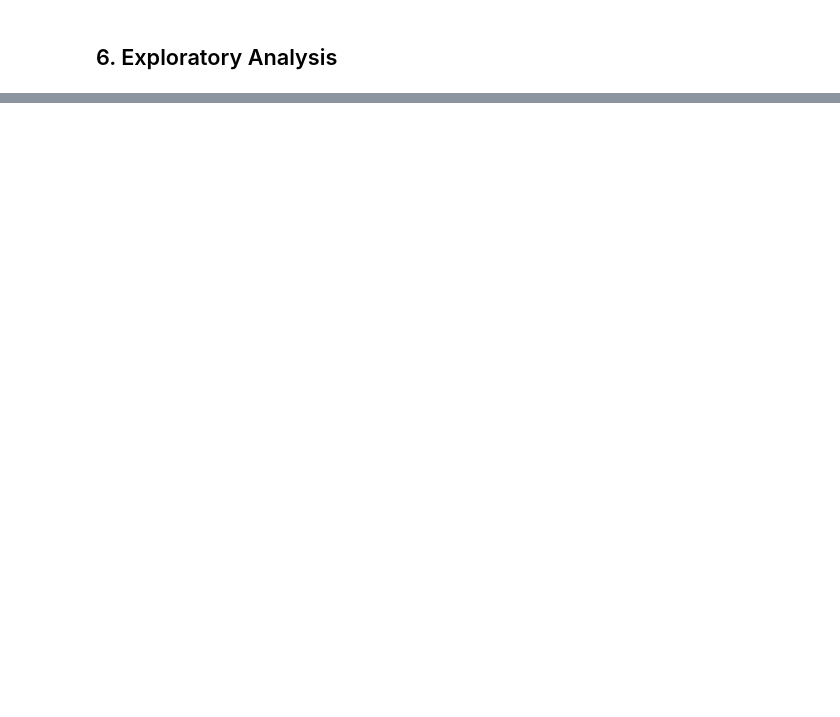
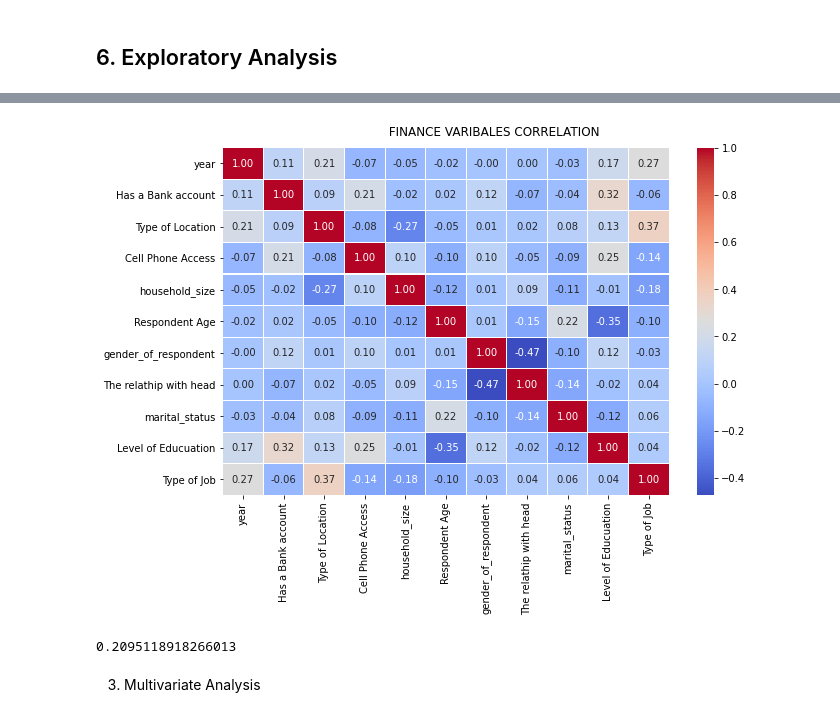
Before and after one commit to Collokd/Collokd, a Jupyter notebook: Moringa_Data_Science_Core_W2_Independent_Project_2020_05_Collins_Kemboi_Python_Notebook.ipynb, the cells around one changed output, grey strips where cells are left out. Cells and saved outputs as stored; diff of their text form; code cells hidden in the pictures; blank space fills up the shorter version.

```diff
--- a/Moringa_Data_Science_Core_W2_Independent_Project_2020_05_Collins_Kemboi_Python_Notebook.ipynb
+++ b/Moringa_Data_Science_Core_W2_Independent_Project_2020_05_Collins_Kemboi_Python_Notebook.ipynb
@@ -391,0 +646,19 @@ sns.heatmap(corr,\
+# %%
+#Convert Categorical Data To Numerical
+df = df
+
+from sklearn.preprocessing import LabelEncoder
+Encoder = LabelEncoder()
+
+df['Has a Bank account']= Encoder.fit_transform(df['Has a Bank account'])
+df['Cell Phone Access']= Encoder.fit_transform(df['Cell Phone Access'])
+df['household_size']= Encoder.fit_transform(df['household_size'])
+df['Respondent Age']= Encoder.fit_transform(df['Respondent Age'])
+df['gender_of_respondent']= Encoder.fit_transform(df['gender_of_respondent'])
+df['The relathip with head']= Encoder.fit_transform(df['The relathip with head'])
+df['marital_status']= Encoder.fit_transform(df['marital_status'])
+df['Level of Educuation']= Encoder.fit_transform(df['Level of Educuation'])
+df['Type of Location']= Encoder.fit_transform(df['Type of Location'])
+df['Type of Job']= Encoder.fit_transform(df['Type of Job'])
+
+df.head()
@@ -391,0 +688,20 @@ sns.heatmap(corr,\
+# %%
+#CORRELATION PLOT BETWEEN FACTORS
+f , ax = plt.subplots(figsize = (10,6))
+corr = df.corr()
+cor = sns.heatmap(corr, annot = True, ax =ax , cmap = "coolwarm", fmt = '.2f',linewidths= .05)
+f.subplots_adjust(top =0.93)
+t = f.suptitle(' FINANCE VARIBALES CORRELATION')
+# %% [output]
+[figure, added]
+# %%
+#Pearsons Coefficient
+
+Relationship = df['Has a Bank account'].corr(df['Cell Phone Access'], method='pearson')
+print(Relationship)
+# MODERATE POSITIVE CORRELATION
+# AS MORE PEOPLE HAVE ACCESS TO PHONES THE BANK ACCOUNTS INCREASE
+# %% [output]
+0.2095118918266013
+# %% [markdown]
+3. Multivariate Analysis
```
Also changed, not shown: parts of 41 cells of this notebook.
